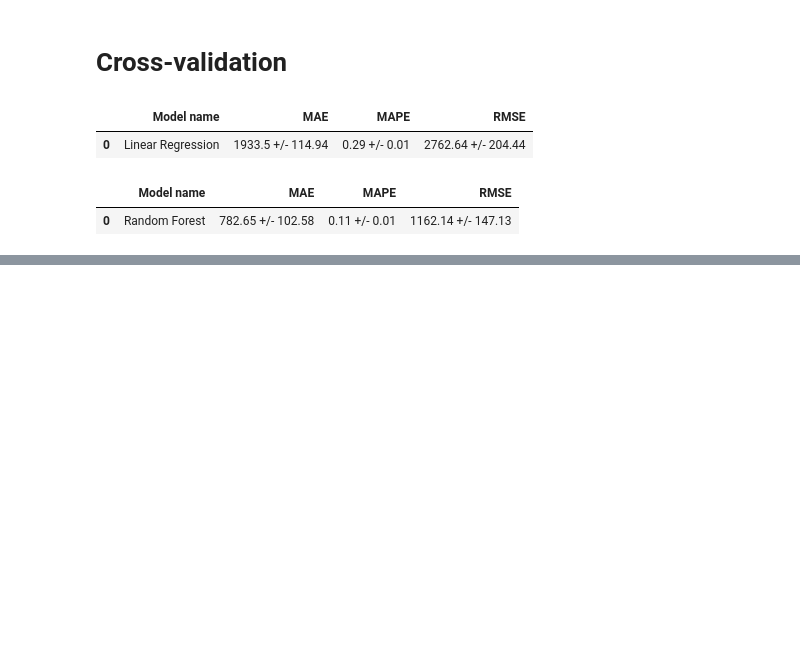
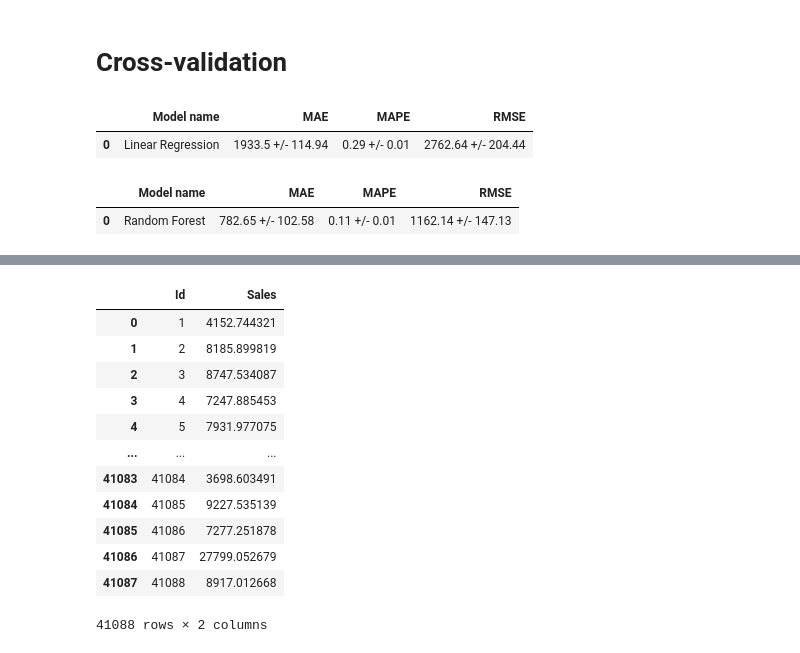
Before and after one commit to brenosakaguti/rossman-sales-prediction, a Jupyter notebook: rossmann_models.ipynb, the cells around one changed output, grey strips where cells are left out. Cells and saved outputs as stored; diff of their text form; code cells hidden in the pictures; blank space fills up the shorter version.

```diff
--- a/rossmann_models.ipynb
+++ b/rossmann_models.ipynb
@@ -210,0 +270,2 @@ cross_validate(data, n_splits=5, model_name="Random Forest", model=rf2)
+# %%
+final_predict_scaled = np.exp(final_predict)
@@ -210,0 +277,22 @@ cross_validate(data, n_splits=5, model_name="Random Forest", model=rf2)
+# %%
+results = pd.DataFrame(final_predict_scaled, columns=["Sales"]).reset_index()
+# %%
+results.columns = ["Id", "Sales"]
+# %%
+results["Id"] = results["Id"] + 1
+# %%
+results
+# %% [output]
+|  | Id | Sales |
+| 0 | 1 | 4152.744321 |
+| 1 | 2 | 8185.899819 |
+| 2 | 3 | 8747.534087 |
+| 3 | 4 | 7247.885453 |
+| 4 | 5 | 7931.977075 |
+| ... | ... | ... |
+| 41083 | 41084 | 3698.603491 |
+| 41084 | 41085 | 9227.535139 |
+| 41085 | 41086 | 7277.251878 |
+| 41086 | 41087 | 27799.052679 |
+| 41087 | 41088 | 8917.012668 |
+41088 rows × 2 columns
```
Also changed, not shown: parts of 16 cells of this notebook.
